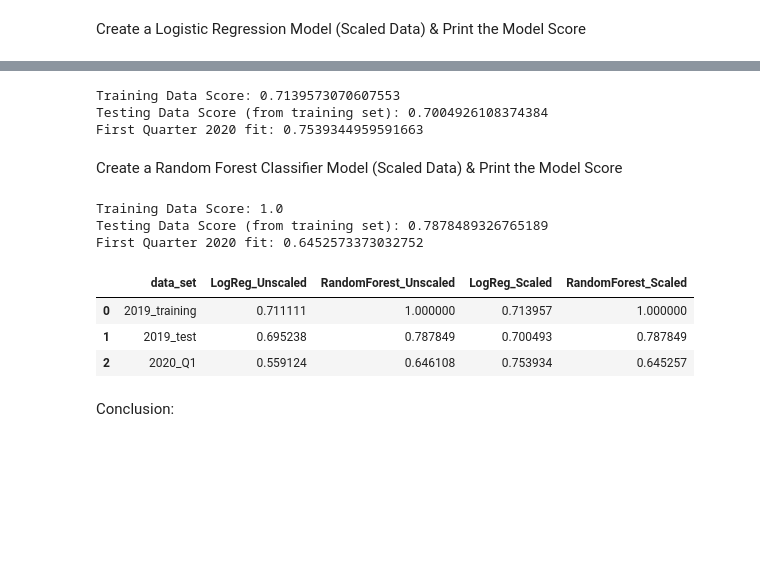
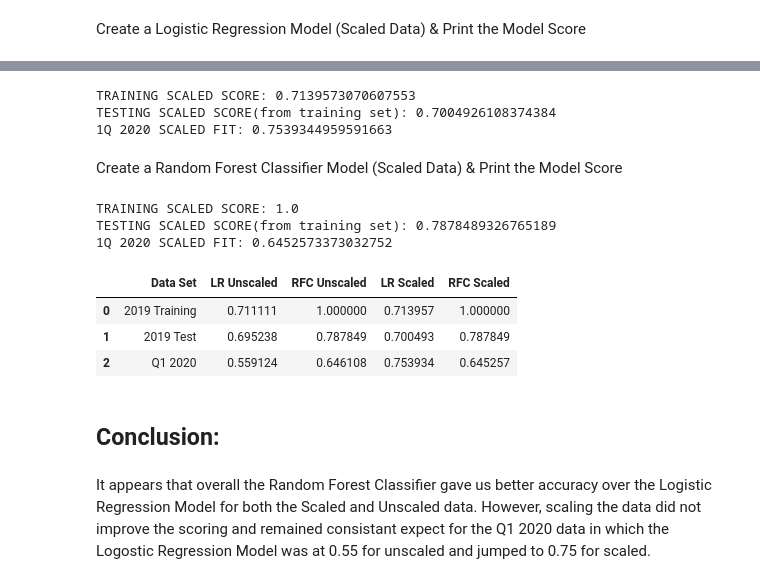
Before and after one commit to dschoen24/Machine-Learning-Predicting-Credit-Risk, a Jupyter notebook: CreditRisk.ipynb, the cells around one changed output, grey strips where cells are left out. Saved outputs shown, nothing was run; the diff lists cells and outputs as text; code cells hidden in the pictures; blank space fills up the shorter version.

```diff
--- a/CreditRisk.ipynb
+++ b/CreditRisk.ipynb
@@ -192,10 +202,10 @@ Create a Logistic Regression Model (Scaled Data) & Print the Model Score
 # %%
 classifier.fit(X_train_scaled, y_train)
-print(f"Training Data Score: {classifier.score(X_train_scaled, y_train)}")
-print(f"Testing Data Score (from training set): {classifier.score(X_test_scaled, y_test)}")
-print(f'First Quarter 2020 fit: {classifier.score(X_2_scaled, y_2)}')
+print(f"TRAINING SCALED SCORE: {classifier.score(X_train_scaled, y_train)}")
+print(f"TESTING SCALED SCORE(from training set): {classifier.score(X_test_scaled, y_test)}")
+print(f'1Q 2020 SCALED FIT: {classifier.score(X_2_scaled, y_2)}')
 # %% [output]
-Training Data Score: 0.7139573070607553
-Testing Data Score (from training set): 0.7004926108374384
-First Quarter 2020 fit: 0.7539344959591663
+TRAINING SCALED SCORE: 0.7139573070607553
+TESTING SCALED SCORE(from training set): 0.7004926108374384
+1Q 2020 SCALED FIT: 0.7539344959591663
 # %%
@@ -207,28 +217,30 @@ Q1_2020_logistic_scaled = classifier.score(X_2_scaled, y_2)
 Create a Random Forest Classifier Model (Scaled Data) & Print the Model Score
 # %%
 rfc = RandomForestClassifier(random_state=7, n_estimators=500).fit(X_train_scaled, y_train)
-print(f"Training Data Score: {rfc.score(X_train_scaled, y_train)}")
-print(f"Testing Data Score (from training set): {rfc.score(X_test_scaled, y_test)}")
-print(f'First Quarter 2020 fit: {rfc.score(X_2_scaled, y_2)}')
+print(f"TRAINING SCALED SCORE: {rfc.score(X_train_scaled, y_train)}")
+print(f"TESTING SCALED SCORE(from training set): {rfc.score(X_test_scaled, y_test)}")
+print(f'1Q 2020 SCALED FIT: {rfc.score(X_2_scaled, y_2)}')
 # %% [output]
-Training Data Score: 1.0
-Testing Data Score (from training set): 0.7878489326765189
-First Quarter 2020 fit: 0.6452573373032752
+TRAINING SCALED SCORE: 1.0
+TESTING SCALED SCORE(from training set): 0.7878489326765189
+1Q 2020 SCALED FIT: 0.6452573373032752
 # %%
 train_rfc_scaled = rfc.score(X_train_scaled, y_train)
 test_rfc_scaled = rfc.score(X_test_scaled, y_test)
 Q1_2020_rfc_scaled = rfc.score(X_2_scaled, y_2)
 # %%
 # Create a Data Frame that holds the Results
-results = {'data_set': ['2019_training', '2019_test', '2020_Q1'], 'LogReg_Unscaled': [train_logistic, test_logistic, Q1_2020_logistic],
-    'RandomForest_Unscaled': [train_rfc, test_rfc, Q1_2020_rfc], 'LogReg_Scaled': [train_logistic_scaled, test_logistic_scaled, Q1_2020_logistic_scaled],
-    'RandomForest_Scaled': [train_rfc_scaled, test_rfc_scaled, Q1_2020_rfc_scaled]}
+results = {'Data Set': ['2019 Training', '2019 Test', 'Q1 2020'], 'LR Unscaled': [train_logistic, test_logistic, Q1_2020_logistic],
+    'RFC Unscaled': [train_rfc, test_rfc, Q1_2020_rfc], 'LR Scaled': [train_logistic_scaled, test_logistic_scaled, Q1_2020_logistic_scaled],
+    'RFC Scaled': [train_rfc_scaled, test_rfc_scaled, Q1_2020_rfc_scaled]}
 results_df = pd.DataFrame(data=results)
 results_df
 # %% [output]
-|  | data_set | LogReg_Unscaled | RandomForest_Unscaled | LogReg_Scaled | RandomForest_Scaled |
-| 0 | 2019_training | 0.711111 | 1.000000 | 0.713957 | 1.000000 |
-| 1 | 2019_test | 0.695238 | 0.787849 | 0.700493 | 0.787849 |
-| 2 | 2020_Q1 | 0.559124 | 0.646108 | 0.753934 | 0.645257 |
+|  | Data Set | LR Unscaled | RFC Unscaled | LR Scaled | RFC Scaled |
+| 0 | 2019 Training | 0.711111 | 1.000000 | 0.713957 | 1.000000 |
+| 1 | 2019 Test | 0.695238 | 0.787849 | 0.700493 | 0.787849 |
+| 2 | Q1 2020 | 0.559124 | 0.646108 | 0.753934 | 0.645257 |
-# %% [markdown]
-Conclusion:
+# %% [markdown]
+## Conclusion:
+# %% [markdown]
+It appears that overall the Random Forest Classifier gave us better accuracy over the Logistic Regression Model for both the Scaled and Unscaled data.  However, scaling the data did not improve the scoring and remained consistant expect for the Q1 2020 data in which the Logostic Regression Model was at 0.55 for unscaled and jumped to 0.75 for scaled.
```
Also changed, not shown: parts of 11 cells of this notebook, 5 other files.
